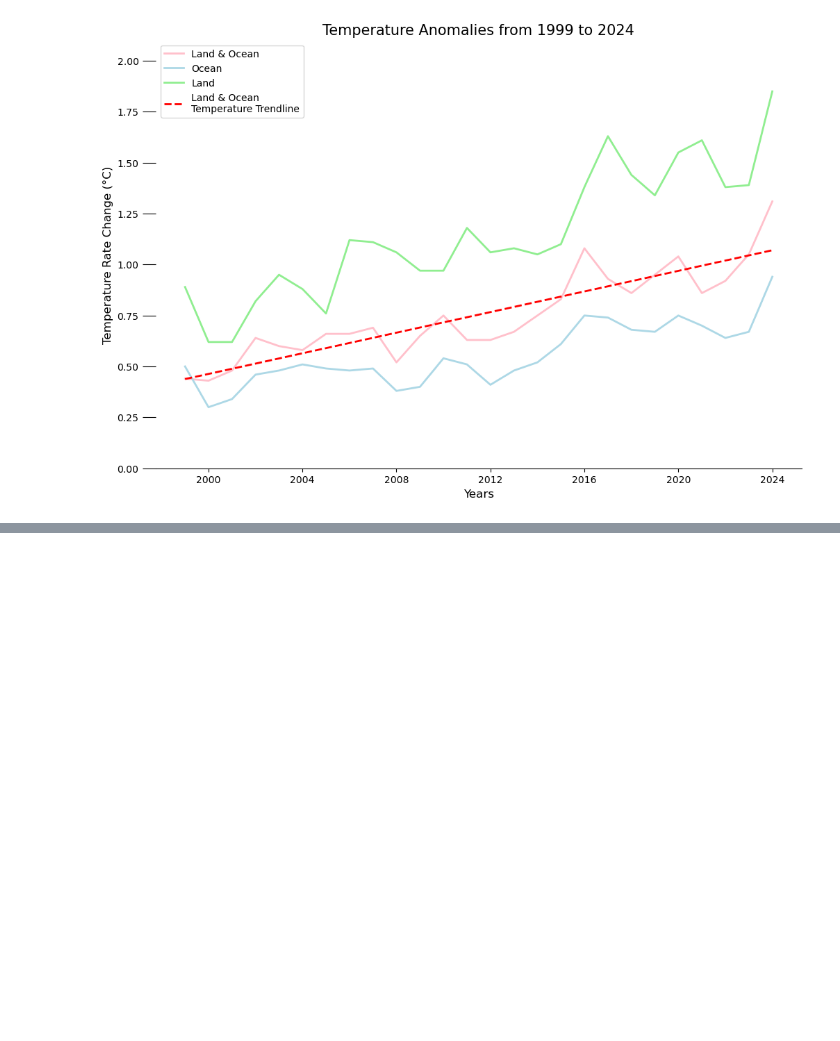
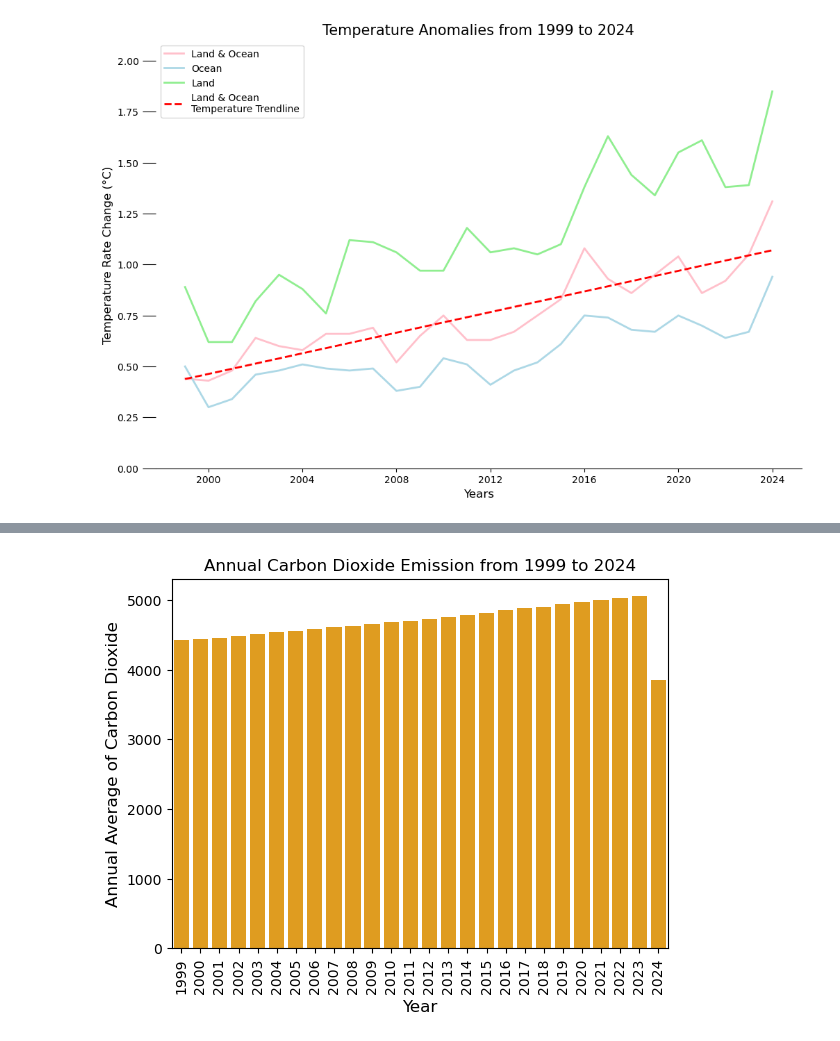
Before and after one commit to eddiexunyc/earth_temp_cyclone_data, a Jupyter notebook: DATA608_Assignment_5_Eddie_Xu.ipynb, the cells around one changed output, grey strips where cells are left out. Cells and saved outputs as stored; diff of their text form; code cells hidden in the pictures; blank space fills up the shorter version.

```diff
--- a/DATA608_Assignment_5_Eddie_Xu.ipynb
+++ b/DATA608_Assignment_5_Eddie_Xu.ipynb
@@ -130,0 +115,11 @@ overall_temp_change
+# %%
+# carbon dioxide monthly average emission
+carbon_dioxide_data = pd.read_csv(carbon_dioxide_url)
+carbon_dioxide_last25 = carbon_dioxide_data[carbon_dioxide_data['year'] >= 1999]
+carbon_dioxide_last25['year'] = carbon_dioxide_last25['year'].astype(int).astype(str)
+carbon_dioxide_last25 = carbon_dioxide_last25.drop(['de-season alized', 'number of days', 'standard deviation of days', 'unc of monthly mean', 'Unnamed: 7'], axis=1)
+
+# carbon dioxide annual average
+carbon_dioxide_data_annual25 = round(carbon_dioxide_last25.groupby(['year'])['monthly average'].sum(), 2).reset_index().sort_values(['year'])
+carbon_dioxide_data_annual25 = carbon_dioxide_data_annual25.rename(columns={'monthly average': 'annual average'})
+carbon_dioxide_data_annual25
@@ -213,3 +356,19 @@ plt.show()
+# %%
+# bar graph on carbon dioxide emission
+fig, ax3 = plt.subplots()
+sns.barplot(x = carbon_dioxide_data_annual25['year'], y = carbon_dioxide_data_annual25['annual average'], color='orange', ax = ax3)
+
+plt.title('Annual Carbon Dioxide Emission from 1999 to 2024', size = 12)
+
+# customize both x and y labels
+ax3.set_xlabel('Year', size = 12)
+ax3.set_ylabel('Annual Average of Carbon Dioxide', size = 12)
+plt.xticks(rotation=90)
+
+plt.savefig('Annual Carbon Dioxide Emission.png')
+plt.show()
+# %% [output]
+[figure, added]
 # %%
 # line and bar graph on high hurricane count and temperature change
 fig = plt.figure()
```
Also changed, not shown: parts of 22 cells of this notebook, 14 other files.
